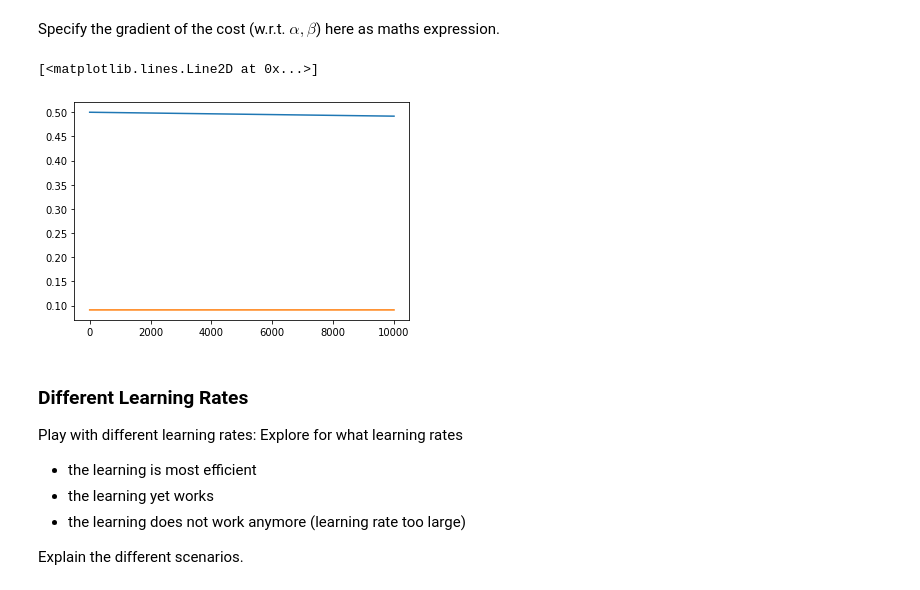
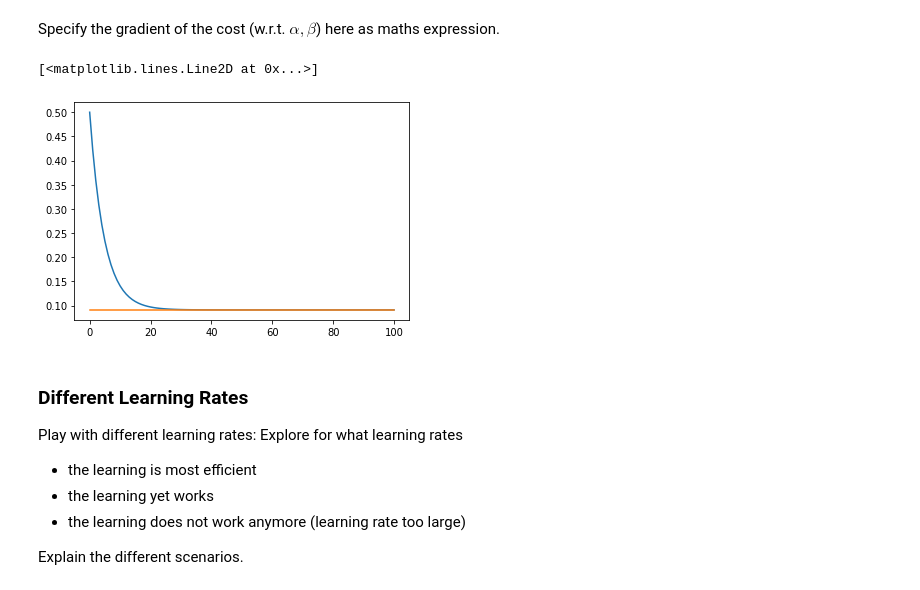
Before and after one commit to manuelvogel/mse-delearn, a Jupyter notebook: 02/ex1-gradient-descent/pw02_lin_regression_GD_stud.ipynb, the cells around one changed output. Drawn from its saved outputs; the diff is of its cells as text; code cells hidden in the pictures.

Commit message:
changing gradient descent plot to defaults settings

```diff
--- a/02/ex1-gradient-descent/pw02_lin_regression_GD_stud.ipynb
+++ b/02/ex1-gradient-descent/pw02_lin_regression_GD_stud.ipynb
@@ -131,31 +131,31 @@ def gradient_cost(X,Y,a):
     # YOUR CODE (END)
 # %%
 # adjust if needed
-nepochs = 10000
-lr = 1.999999
+nepochs = 100
+lr = 0.1
 
 ## initial parameter
 a = torch.tensor([0.0,0.0], dtype=torch.float64).reshape(2,1)
 
 # track the costs
 costs = [cost(X,Y,a)]
 
 # YOUR CODE (START)
 
 # loop over the epochs: update parameter values, compute the cost and add it to the costs list
 for epoch in range(nepochs):
     a = a - lr * gradient_cost(X,Y,a)
     costs.append(cost(X,Y,a))
 
 # YOUR CODE (END)
 
 # some output
 cost_gd = costs[-1]
 plt.plot(range(nepochs+1),costs)
 plt.plot(range(nepochs+1),cost_closed_form*torch.ones(nepochs+1))
 # %% [output]
 [<matplotlib.lines.Line2D at 0x...>]
-[figure, old version]
+[figure, new version]
 # %% [markdown]
 ### Different Learning Rates
 
```
